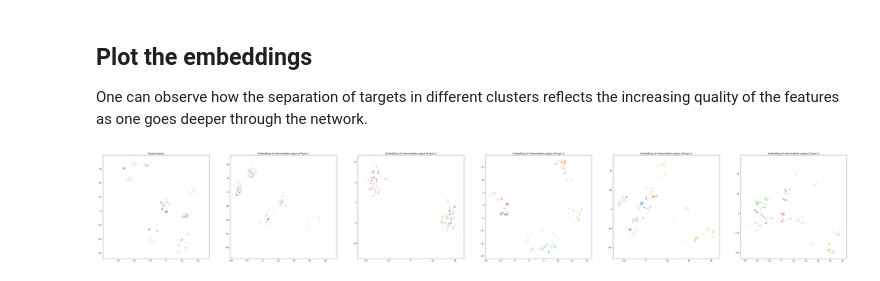
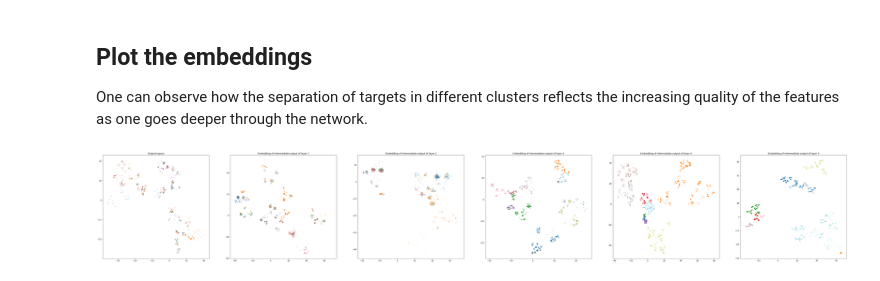
Before and after one commit to koulakis/h-nne, a Jupyter notebook: notebooks/demo4_monitor_class_disentanglement.ipynb, the cells around one changed output. Drawn from its saved outputs; the diff is of its cells as text; code cells hidden in the pictures.

```diff
--- a/notebooks/demo4_monitor_class_disentanglement.ipynb
+++ b/notebooks/demo4_monitor_class_disentanglement.ipynb
@@ -22,6 +29,7 @@ from PyTorch_CIFAR10.cifar10_models import resnet
 # %%
-device = torch.device('cpu')
+device = torch.device('cuda:0')
 resnet_cifar = resnet.resnet18(pretrained=True)
+resnet_cifar.to(device)
 resnet_cifar.eval()
 
 transform = T.Compose([
@@ -44,28 +52,22 @@ Files already downloaded and verified
 ## Extract values of all intermediate blocks
 # %%
 intermediate_outputs = [[], [], [], [], []]
-total = 2000
-cnt = 0
 
-for img, label in tqdm(cifar10_train, total=total-1):
+for img, label in tqdm(cifar10_train):
     with torch.no_grad():
-        img = transform(img).unsqueeze(0)
+        img = transform(img).unsqueeze(0).to(device)
         output = initial_conv(img)
         intermediate_outputs[0].append(output)
         for i, block in enumerate(intermediate_blocks, start=1):
             output = block(output)
-            intermediate_outputs[i].append(output)
-
-    cnt += 1
-    if cnt >= total:
-        break
+            intermediate_outputs[i].append(output.cpu().detach().numpy())
 
 for i in range(len(intermediate_outputs)):
-    intermediate_outputs[i] = torch.vstack(intermediate_outputs[i]).cpu().detach().numpy().reshape((total, -1))
+    intermediate_outputs[i] = np.vstack(intermediate_outputs[i]).reshape((len(cifar10_train), -1))
 # %% [markdown]
 ## Project the data and all intermediate outputs with h-NNE
 # %%
 %%time
 hnne = HNNE()
-projection_data = hnne.fit_transform(cifar10_train.data[:total].reshape(-1, 32*32*3))
+projection_data = hnne.fit_transform(cifar10_train.data.reshape(-1, 32*32*3))
 # %% [output]
@@ -74,6 +76,6 @@ Wall time: 2.45 s
 # %%
 %%time
 intermediate_projections = [[], [], [], [], []]
-for i in range(len(intermediate_outputs)):
+for i in tqdm(list(range(len(intermediate_outputs)))):
     intermediate_projections[i] = HNNE().fit_transform(intermediate_outputs[i])
 # %% [output]
@@ -85,12 +87,12 @@ One can observe how the separation of targets in different clusters reflects the
 # %%
 _, ax = plt.subplots(1, 6, figsize=(10*(6 + 1), 10))
 
 ax[0].set_title('Original space')
-ax[0].scatter(*projection_data.T, s=1, c=cifar10_train.targets[:total], cmap='tab20')
+ax[0].scatter(*projection_data.T, s=1, c=cifar10_train.targets, cmap='tab20')
 
 for i, intermediate in enumerate(intermediate_projections, start=1):
     ax[i].set_title(f'Embedding of intermediate output of layer {i}')
-    ax[i].scatter(*intermediate.T, s=1, c=cifar10_train.targets[:total], cmap='tab20')
+    ax[i].scatter(*intermediate.T, s=1, c=cifar10_train.targets, cmap='tab20')
 plt.show()
 # %% [output]
-[figure, old version]
+[figure, new version]
```
Also changed, not shown: parts of 6 cells of this notebook, 1 other file.
